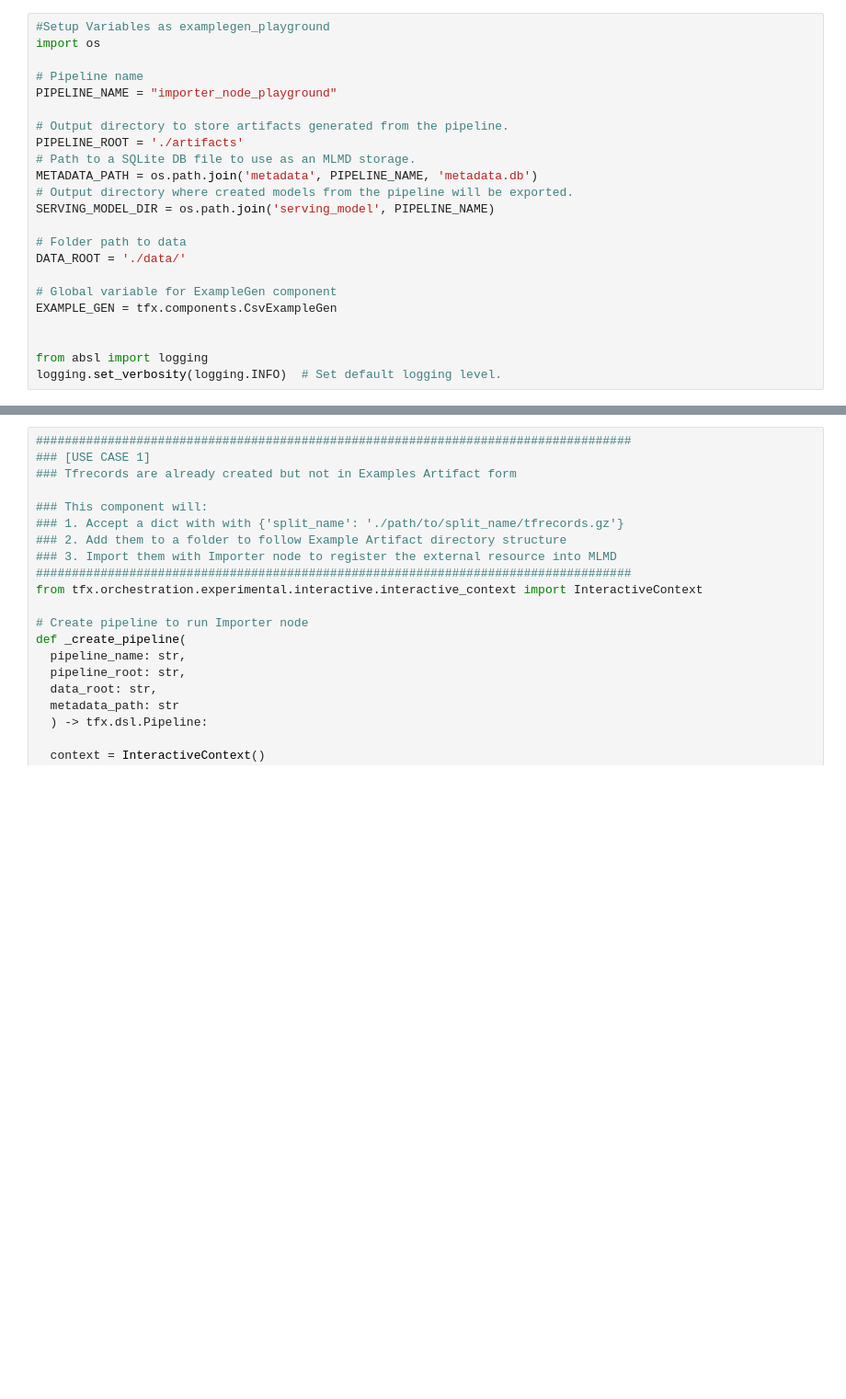
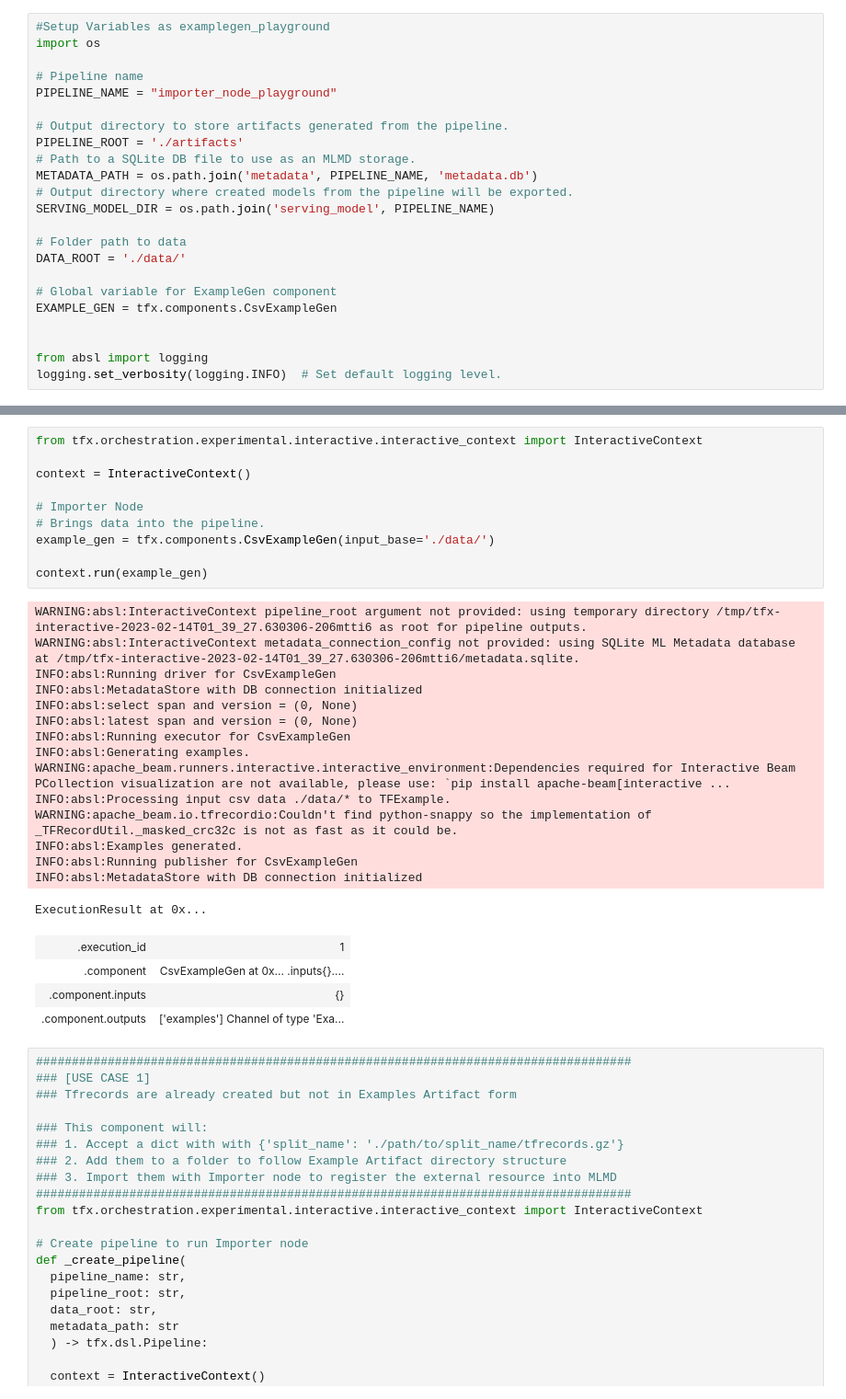
Before and after one commit to alxndrnh/tfx-addons, a Jupyter notebook: examples/importer_node/importer_node_playground.ipynb, the cells around one changed output, grey strips where cells are left out. Shown at 92% size. Cells and saved outputs as stored; diff of their text form; blank space fills up the shorter version.

Commit message:
add examplegen interactive context

```diff
--- a/examples/importer_node/importer_node_playground.ipynb
+++ b/examples/importer_node/importer_node_playground.ipynb
@@ -58,3 +79,33 @@ context.run(examples_importer)
+# %%
+from tfx.orchestration.experimental.interactive.interactive_context import InteractiveContext
+
+context = InteractiveContext()
+
+# Importer Node
+# Brings data into the pipeline.
+example_gen = tfx.components.CsvExampleGen(input_base='./data/')
+
+context.run(example_gen)
+# %% [output]
+WARNING:absl:InteractiveContext pipeline_root argument not provided: using temporary directory /tmp/tfx-interactive-2023-02-14T01_39_27.630306-206mtti6 as root for pipeline outputs.
+WARNING:absl:InteractiveContext metadata_connection_config not provided: using SQLite ML Metadata database at /tmp/tfx-interactive-2023-02-14T01_39_27.630306-206mtti6/metadata.sqlite.
+INFO:absl:Running driver for CsvExampleGen
+INFO:absl:MetadataStore with DB connection initialized
+INFO:absl:select span and version = (0, None)
+INFO:absl:latest span and version = (0, None)
+INFO:absl:Running executor for CsvExampleGen
+INFO:absl:Generating examples.
+WARNING:apache_beam.runners.interactive.interactive_environment:Dependencies required for Interactive Beam PCollection visualization are not available, please use: `pip install apache-beam[interactive ...
+INFO:absl:Processing input csv data ./data/* to TFExample.
+WARNING:apache_beam.io.tfrecordio:Couldn't find python-snappy so the implementation of _TFRecordUtil._masked_crc32c is not as fast as it could be.
+INFO:absl:Examples generated.
+INFO:absl:Running publisher for CsvExampleGen
+INFO:absl:MetadataStore with DB connection initialized
+ExecutionResult at 0x...
+| .execution_id | 1 |
+| .component | CsvExampleGen at 0x... .inputs{}.... |
+| .component.inputs | {} |
+| .component.outputs | ['examples'] Channel of type 'Exa... |
 # %%
 ###################################################################################
 ### [USE CASE 1]
```
Also changed, not shown: parts of 2 cells of this notebook.
